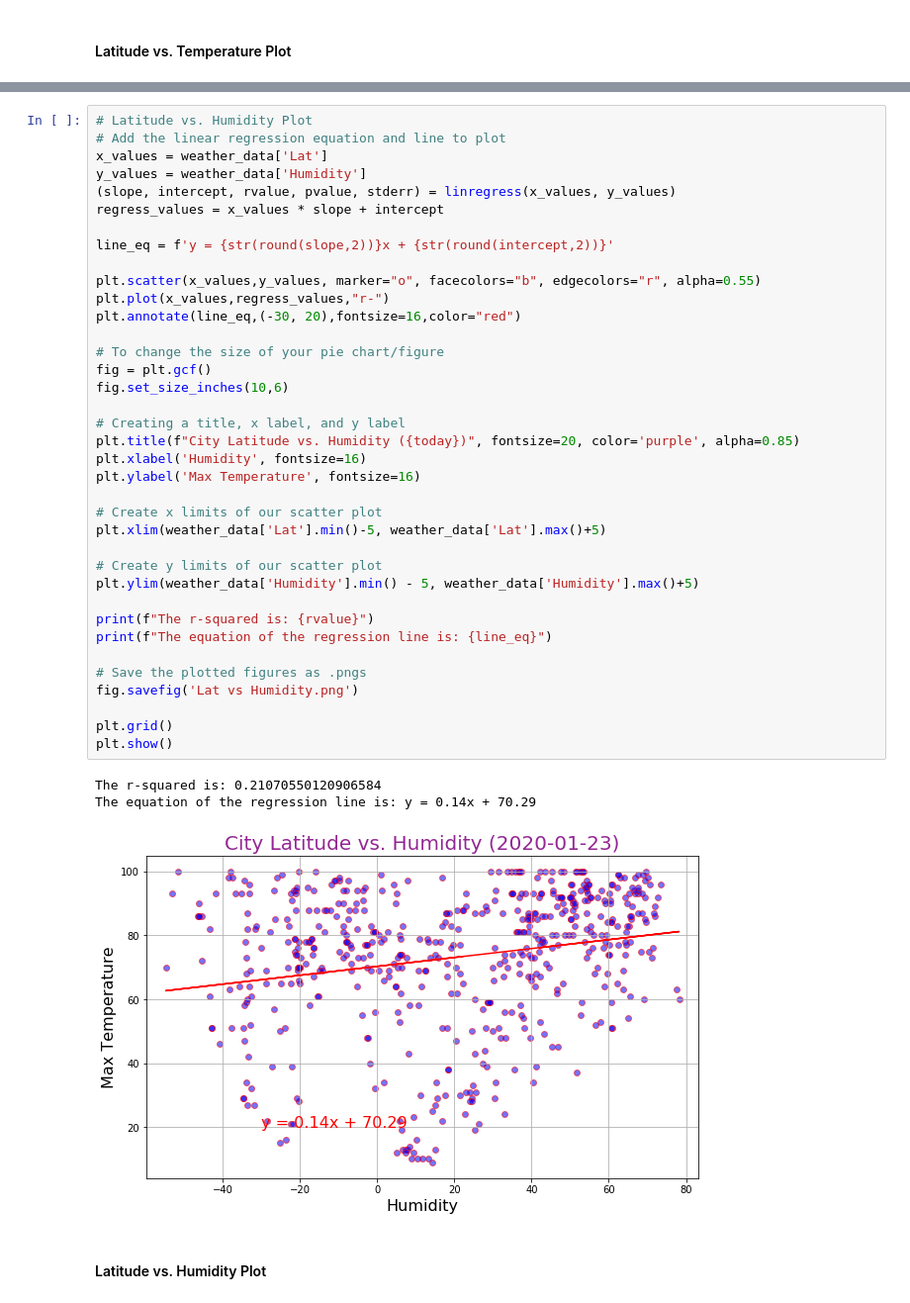
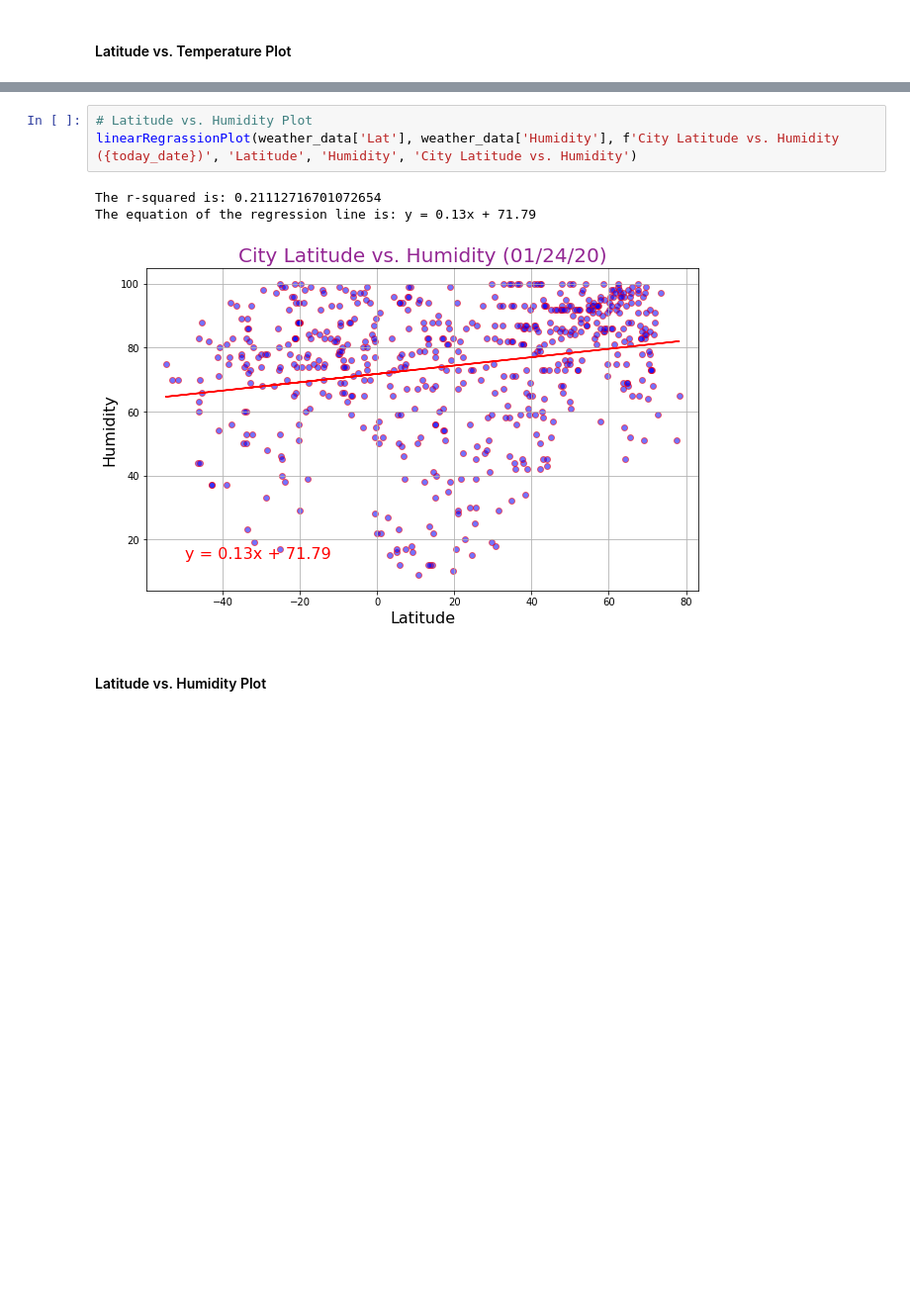
Before and after one commit to LinaSachuk/DU_HomeWork, a Jupyter notebook: python-api-challenge/PartI-WeatherPy/starter_code/WeatherPy.ipynb, the cells around one changed output, grey strips where cells are left out. Shown at 99% size. Saved outputs shown, nothing was run; the diff lists cells and outputs as text; blank space fills up the shorter version.

```diff
--- a/python-api-challenge/PartI-WeatherPy/starter_code/WeatherPy.ipynb
+++ b/python-api-challenge/PartI-WeatherPy/starter_code/WeatherPy.ipynb
@@ -250,44 +260,10 @@ The equation of the regression line is: y = -0.42x + 19.23
-# %%
-# Latitude vs. Humidity Plot
-# Add the linear regression equation and line to plot
-x_values = weather_data['Lat']
-y_values = weather_data['Humidity']
-(slope, intercept, rvalue, pvalue, stderr) = linregress(x_values, y_values)
-regress_values = x_values * slope + intercept
-
-line_eq = f'y = {str(round(slope,2))}x + {str(round(intercept,2))}'
-
-plt.scatter(x_values,y_values, marker="o", facecolors="b", edgecolors="r", alpha=0.55)
-plt.plot(x_values,regress_values,"r-")
-plt.annotate(line_eq,(-30, 20),fontsize=16,color="red")
-
-# To change the size of your pie chart/figure
-fig = plt.gcf()
-fig.set_size_inches(10,6)
-
-# Creating a title, x label, and y label
-plt.title(f"City Latitude vs. Humidity ({today})", fontsize=20, color='purple', alpha=0.85)
-plt.xlabel('Humidity', fontsize=16)
-plt.ylabel('Max Temperature', fontsize=16)
-
-# Create x limits of our scatter plot
-plt.xlim(weather_data['Lat'].min()-5, weather_data['Lat'].max()+5)
-
-# Create y limits of our scatter plot
-plt.ylim(weather_data['Humidity'].min() - 5, weather_data['Humidity'].max()+5)
-
-print(f"The r-squared is: {rvalue}")
-print(f"The equation of the regression line is: {line_eq}")
-
-# Save the plotted figures as .pngs
-fig.savefig('Lat vs Humidity.png')
-
-plt.grid()
-plt.show()
-# %% [output]
-The r-squared is: 0.21070550120906584
-The equation of the regression line is: y = 0.14x + 70.29
-[figure, removed]
+# %%
+# Latitude vs. Humidity Plot
+linearRegrassionPlot(weather_data['Lat'], weather_data['Humidity'], f'City Latitude vs. Humidity ({today_date})', 'Latitude', 'Humidity', 'City Latitude vs. Humidity')
+# %% [output]
+The r-squared is: 0.21112716701072654
+The equation of the regression line is: y = 0.13x + 71.79
+[figure, added]
 # %% [markdown]
 #### Latitude vs. Humidity Plot
 # %%
```
Also changed, not shown: parts of 12 cells of this notebook, 5 other files.
